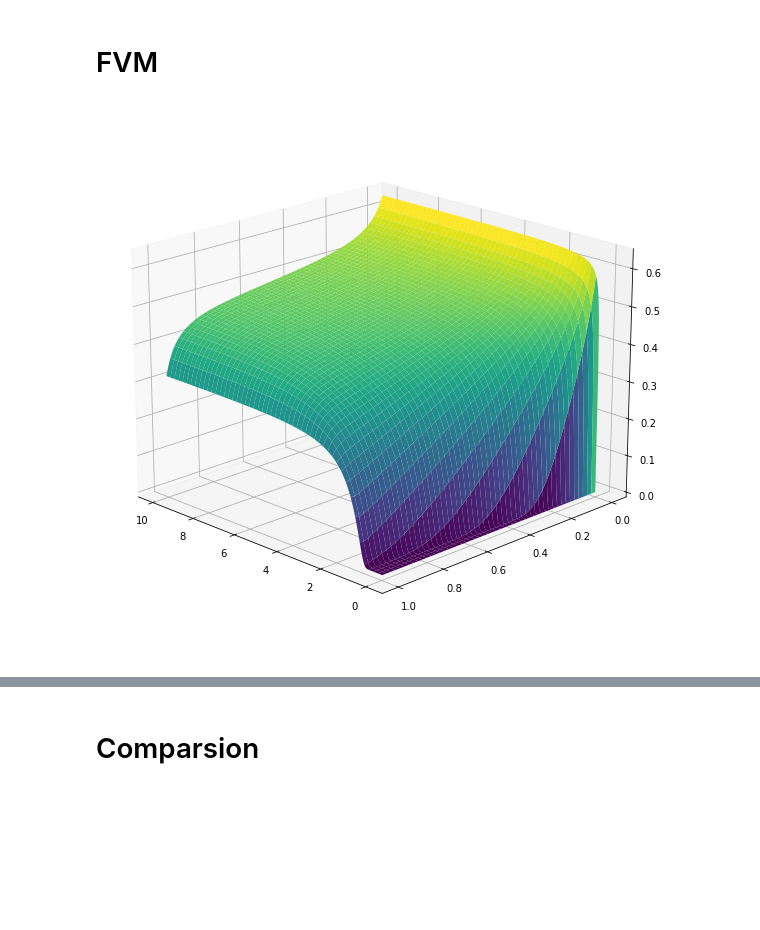
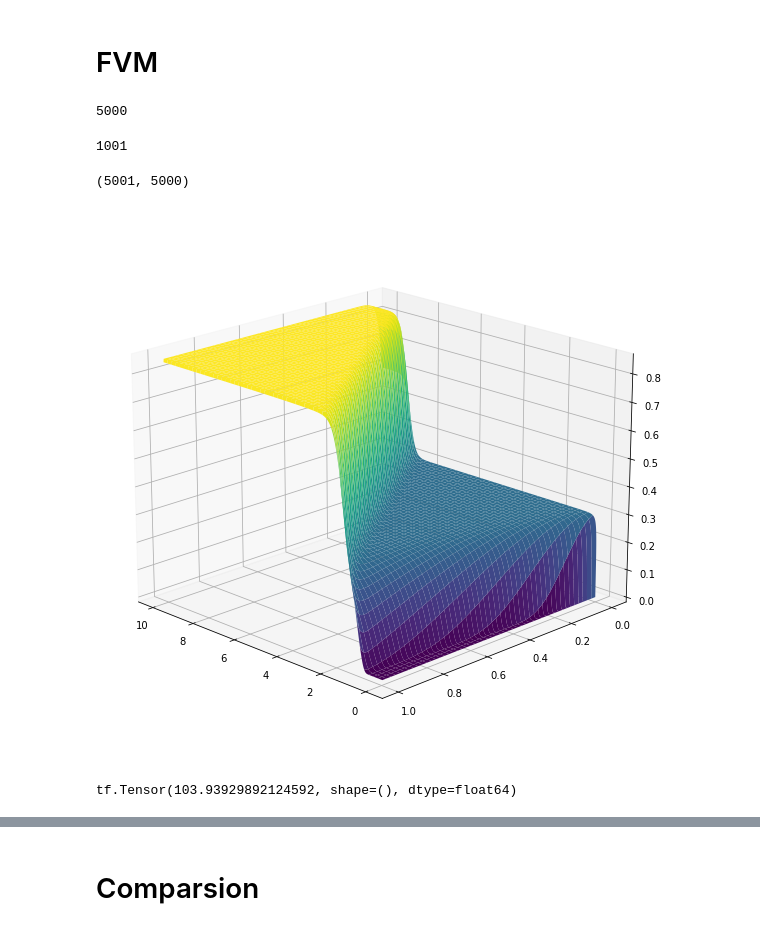
Before and after one commit to TomRiem/Master-Thesis-Riemer, a Jupyter notebook: Jupyter/old stuff/comparison_NetPINNs.ipynb, the cells around one changed output, grey strips where cells are left out. Saved outputs shown, nothing was run; the diff lists cells and outputs as text; code cells hidden in the pictures; blank space fills up the shorter version.

```diff
--- a/Jupyter/old stuff/comparison_NetPINNs.ipynb
+++ b/Jupyter/old stuff/comparison_NetPINNs.ipynb
@@ -1705,20 +1644,40 @@ nt = N_b * xth_frame
 # Spatial discretization of FVM
 nx = N_0 + 1
 
-graph_FVM = graph.Example0()
+graph_FVM = graph.Example2()
 graph_FVM.buildGraph()
 
 fvm_solver = QuantumGraphSolverFVM(graph_FVM)
 u_fvm = fvm_solver.solve(nx=nx, nt=nt)
+# %%
+nt
+# %% [output]
+5000
+# %%
+nx
+# %% [output]
+1001
+# %%
+np.shape(u_fvm)
+# %% [output]
+(5001, 5000)
 # %%
 fig = plt.figure(figsize=(12, 10))
 ax = fig.add_subplot(111, projection='3d')
 
 t_fvm = [i * 1./500. for i in range(np.shape(u_fvm)[1])]
-x_fvm = [i / nx for i in range(np.shape(u_fvm)[0])]
+x_fvm = [i / nx for i in range(1000)]
 
-T, X = tf.meshgrid(t_fvm, x_fvm[:999])
-ax.plot_surface(T, X, u_fvm[:999, :], cmap='viridis')
+T, X = tf.meshgrid(t_fvm[:], x_fvm[:999])
+ax.plot_surface(T, X, u_fvm[1000:1999, :], cmap='viridis')
 ax.view_init(19, 135)
 # %% [output]
-[figure, old version]
+[figure, new version]
+# %%
+T, X = tf.meshgrid(t_fvm, x_fvm[:999])
+TX=tf.stack([tf.reshape(T,-1), tf.reshape(X,-1)],axis=1)
+U_FNN = solver.graphPINN.NNs[4](TX)
+U_FNN = tf.reshape(U_FNN, T.shape)
+print(tf.linalg.norm(U_FNN - u_fvm[4000:4999, :]))
+# %% [output]
+tf.Tensor(103.93929892124592, shape=(), dtype=float64)
```
Also changed, not shown: parts of 28 cells of this notebook, 5 other files.
